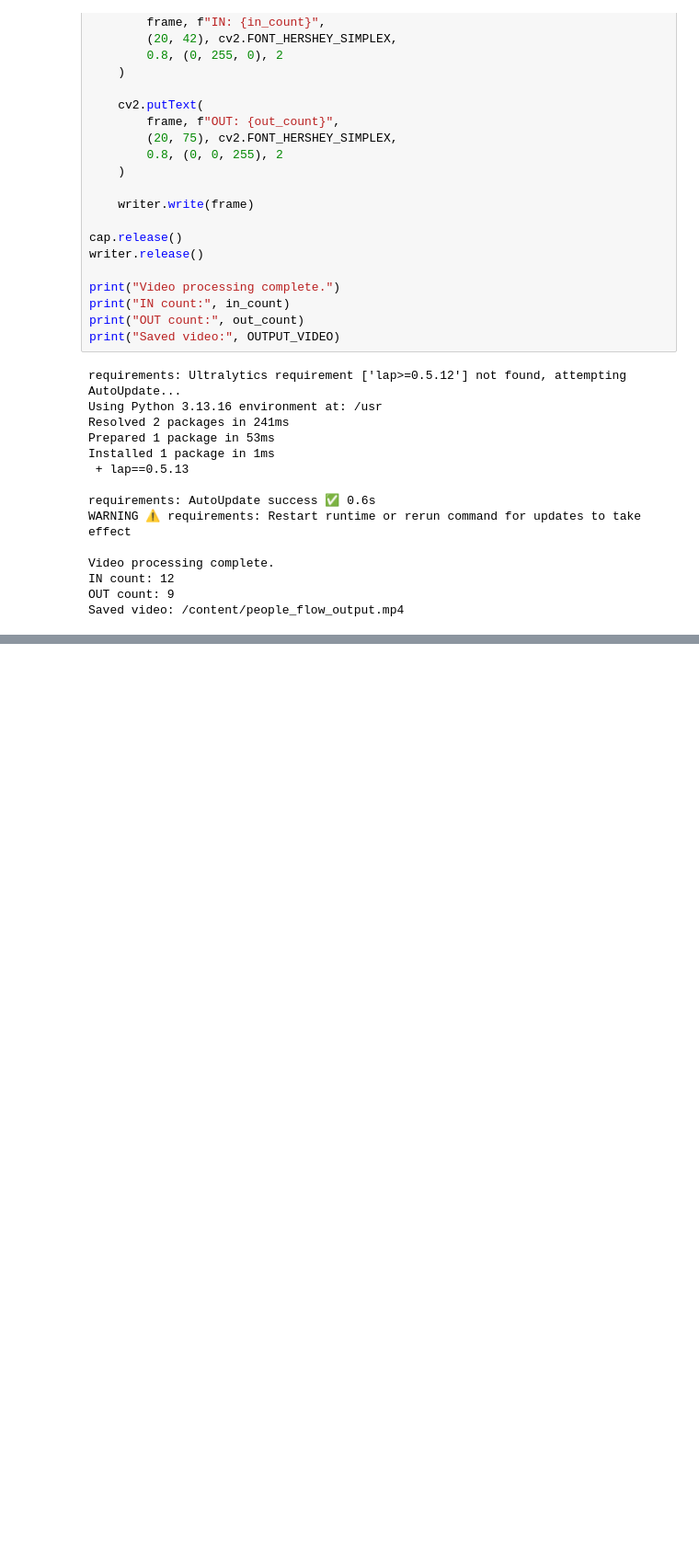
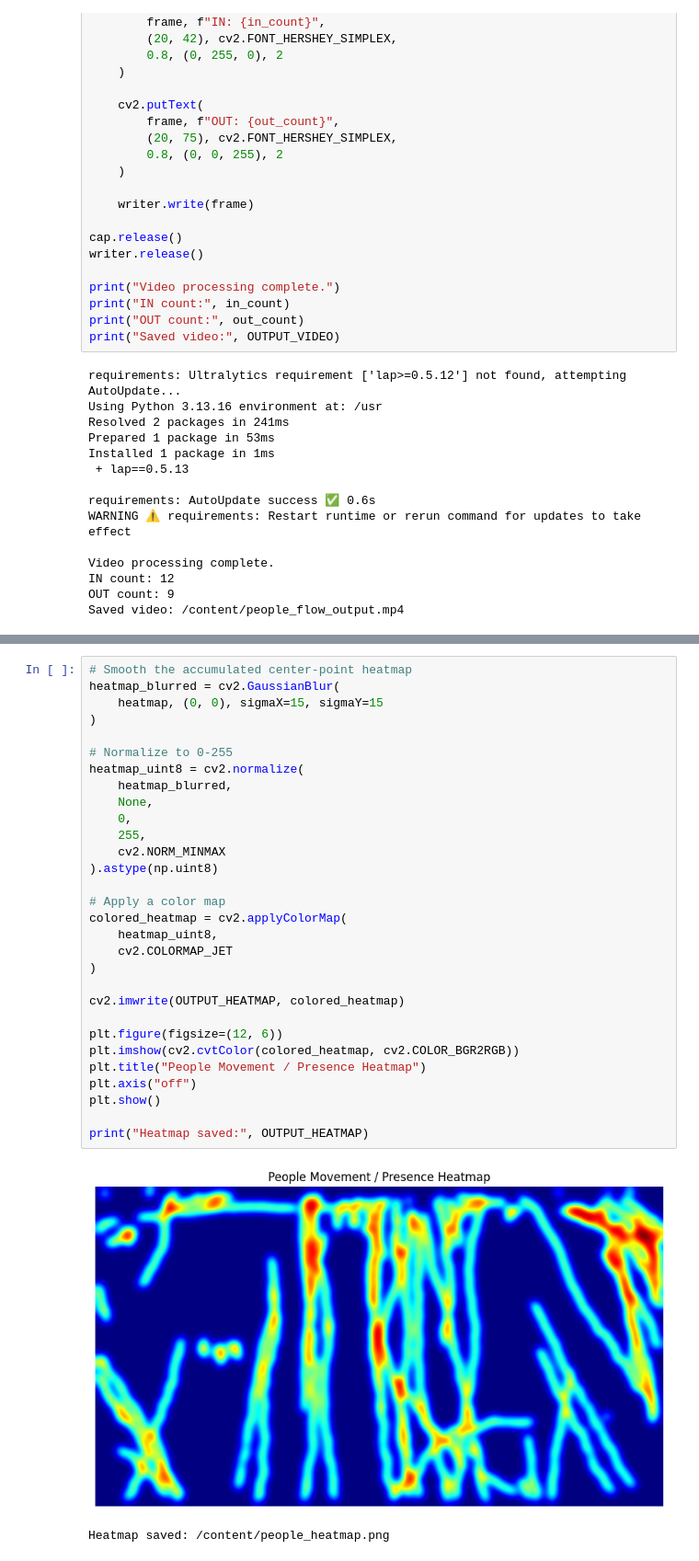
Before and after one commit to mdzubayereashraf/Ostad-AI-Engineering-Course-Assignments, a Jupyter notebook: Assignmen_No_16(People_Flow_Detection_using_Object_Tracking_&amp;_Heatmap_Visualization_||_Object_Tracking_Project).ipynb, the cells around one changed output, grey strips where cells are left out. Shown at 92% size. Saved outputs shown, nothing was run; the diff lists cells and outputs as text; blank space fills up the shorter version.

Commit message:
Generate the People Heatmap

```diff
--- a/Assignmen_No_16(People_Flow_Detection_using_Object_Tracking_&amp;_Heatmap_Visualization_||_Object_Tracking_Project).ipynb
+++ b/Assignmen_No_16(People_Flow_Detection_using_Object_Tracking_&amp;_Heatmap_Visualization_||_Object_Tracking_Project).ipynb
@@ -275,0 +284,33 @@ Saved video: /content/people_flow_output.mp4
+# %%
+# Smooth the accumulated center-point heatmap
+heatmap_blurred = cv2.GaussianBlur(
+    heatmap, (0, 0), sigmaX=15, sigmaY=15
+)
+
+# Normalize to 0-255
+heatmap_uint8 = cv2.normalize(
+    heatmap_blurred,
+    None,
+    0,
+    255,
+    cv2.NORM_MINMAX
+).astype(np.uint8)
+
+# Apply a color map
+colored_heatmap = cv2.applyColorMap(
+    heatmap_uint8,
+    cv2.COLORMAP_JET
+)
+
+cv2.imwrite(OUTPUT_HEATMAP, colored_heatmap)
+
+plt.figure(figsize=(12, 6))
+plt.imshow(cv2.cvtColor(colored_heatmap, cv2.COLOR_BGR2RGB))
+plt.title("People Movement / Presence Heatmap")
+plt.axis("off")
+plt.show()
+
+print("Heatmap saved:", OUTPUT_HEATMAP)
+# %% [output]
+[figure, added]
+Heatmap saved: /content/people_heatmap.png
```
Also changed, not shown: parts of 1 cell of this notebook.
